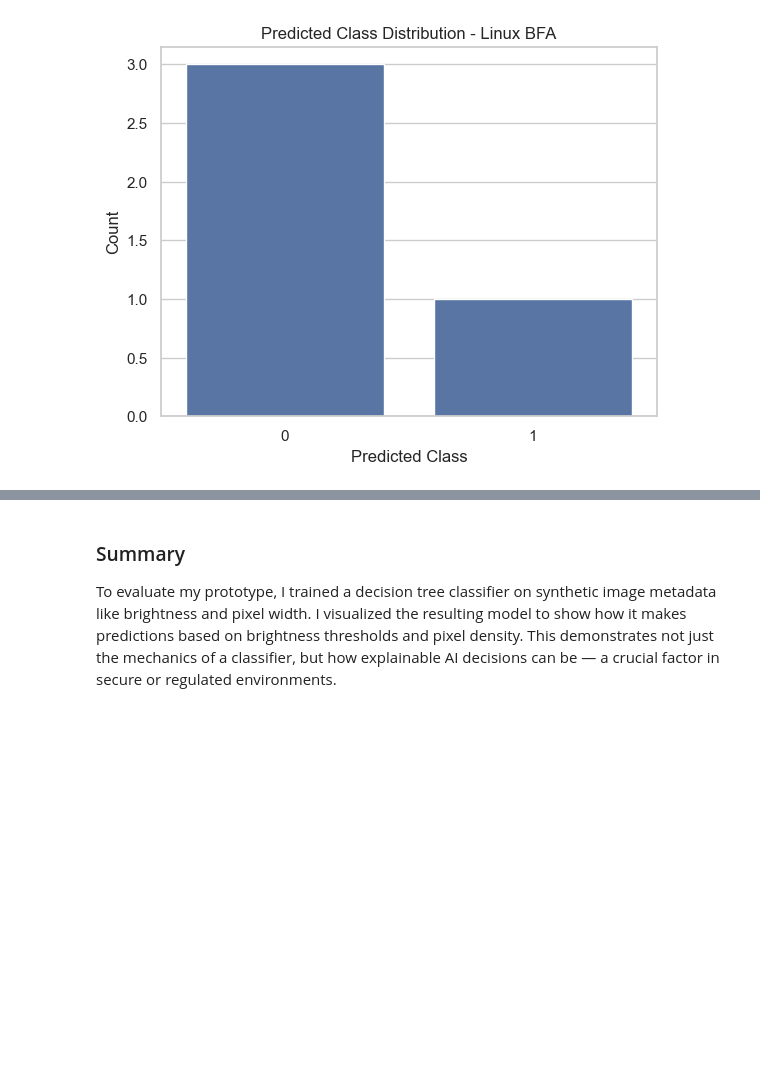
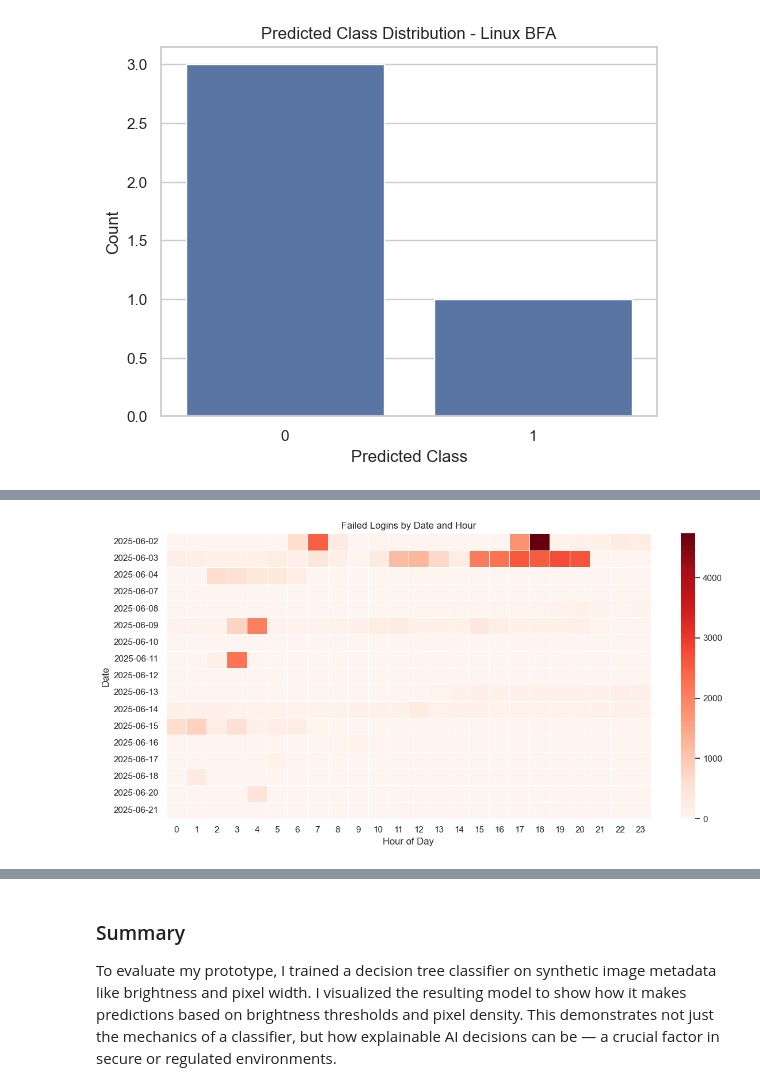
Before and after one commit to tristach/rakuten-ML-cloud-cover, a Jupyter notebook: notebooks/rakuten-ml-prototype.ipynb, the cells around one changed output, grey strips where cells are left out. Saved outputs shown, nothing was run; the diff lists cells and outputs as text; code cells hidden in the pictures; blank space fills up the shorter version.

```diff
--- a/notebooks/rakuten-ml-prototype.ipynb
+++ b/notebooks/rakuten-ml-prototype.ipynb
@@ -307,0 +423,19 @@ plt.show()
+# %%
+import pandas as pd
+import seaborn as sns
+
+df["TimeGenerated"] = pd.to_datetime(df["TimeGenerated"])
+df["hour"] = df["TimeGenerated"].dt.hour
+df["date"] = df["TimeGenerated"].dt.date
+
+heatmap_data = df.groupby(["date", "hour"]).size().unstack(fill_value=0)
+
+plt.figure(figsize=(12,6))
+sns.heatmap(heatmap_data, cmap="Reds", linewidths=0.5)
+plt.title("Failed Logins by Date and Hour")
+plt.xlabel("Hour of Day")
+plt.ylabel("Date")
+plt.tight_layout()
+plt.show()
+# %% [output]
+[figure, added]
```
Also changed, not shown: parts of 20 cells of this notebook, 9 other files.
